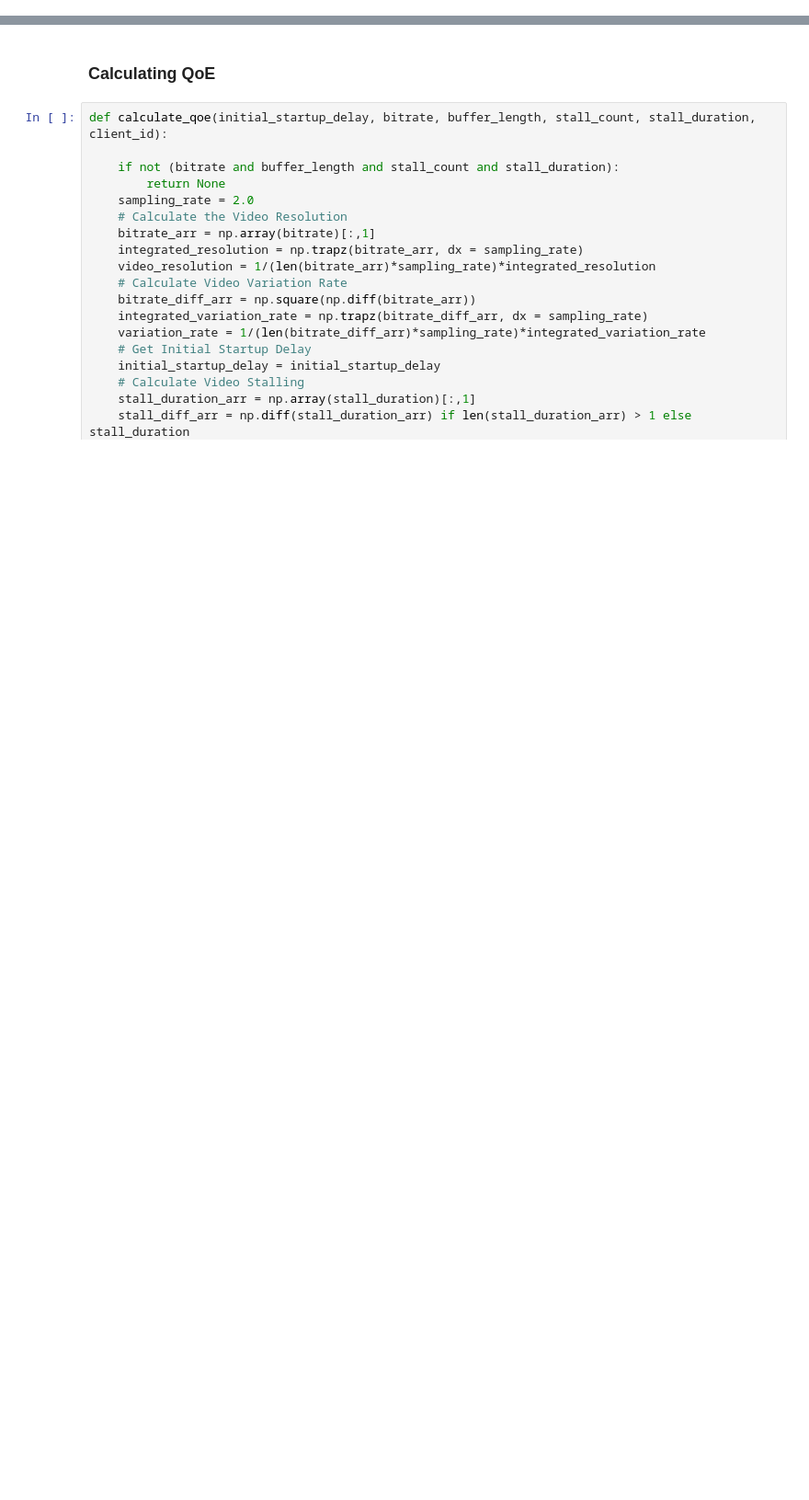
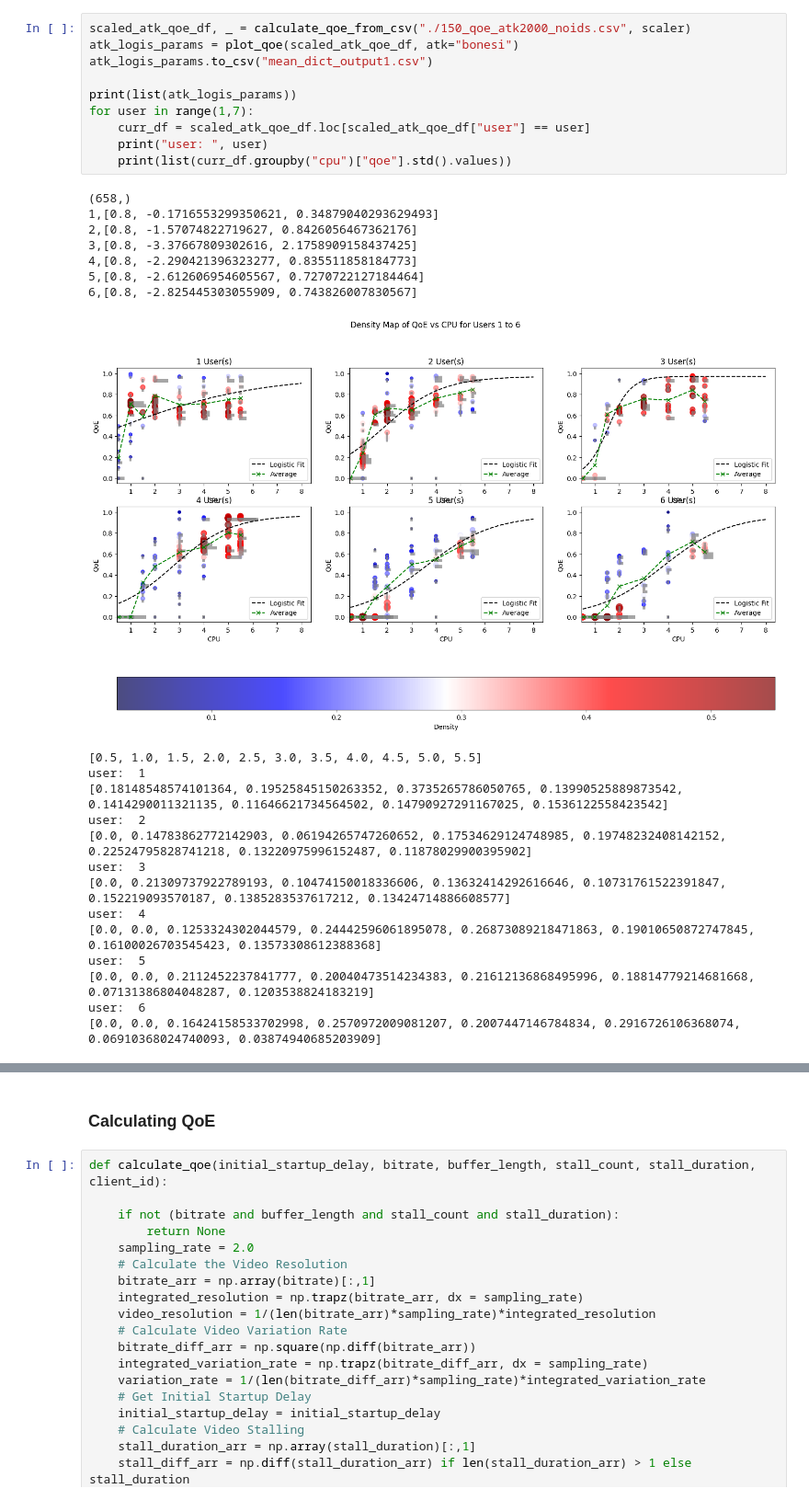
Before and after one commit to VincentSheh/edge_apps, a Jupyter notebook: user_emulator/experiment.ipynb, the cells around one changed output, grey strips where cells are left out. Shown at 92% size. Saved outputs shown, nothing was run; the diff lists cells and outputs as text; blank space fills up the shorter version.

```diff
--- a/user_emulator/experiment.ipynb
+++ b/user_emulator/experiment.ipynb
@@ -154,0 +243,32 @@ buffer_df.head(50)
+# %%
+scaled_atk_qoe_df, _ = calculate_qoe_from_csv("./150_qoe_atk2000_noids.csv", scaler)
+atk_logis_params = plot_qoe(scaled_atk_qoe_df, atk="bonesi")
+atk_logis_params.to_csv("mean_dict_output1.csv")
+
+print(list(atk_logis_params))
+for user in range(1,7):
+    curr_df = scaled_atk_qoe_df.loc[scaled_atk_qoe_df["user"] == user]
+    print("user: ", user)
+    print(list(curr_df.groupby("cpu")["qoe"].std().values))
+# %% [output]
+(658,)
+1,[0.8, -0.1716553299350621, 0.34879040293629493]
+2,[0.8, -1.57074822719627, 0.8426056467362176]
+3,[0.8, -3.37667809302616, 2.1758909158437425]
+4,[0.8, -2.290421396323277, 0.835511858184773]
+5,[0.8, -2.612606954605567, 0.7270722127184464]
+6,[0.8, -2.825445303055909, 0.743826007830567]
+[figure, added]
+[0.5, 1.0, 1.5, 2.0, 2.5, 3.0, 3.5, 4.0, 4.5, 5.0, 5.5]
+user:  1
+[0.18148548574101364, 0.19525845150263352, 0.3735265786050765, 0.13990525889873542, 0.1414290011321135, 0.11646621734564502, 0.14790927291167025, 0.1536122558423542]
+user:  2
+[0.0, 0.14783862772142903, 0.06194265747260652, 0.17534629124748985, 0.19748232408142152, 0.22524795828741218, 0.13220975996152487, 0.11878029900395902]
+user:  3
+[0.0, 0.21309737922789193, 0.10474150018336606, 0.13632414292616646, 0.10731761522391847, 0.152219093570187, 0.1385283537617212, 0.13424714886608577]
+user:  4
+[0.0, 0.0, 0.1253324302044579, 0.24442596061895078, 0.26873089218471863, 0.19010650872747845, 0.16100026703545423, 0.13573308612388368]
+user:  5
+[0.0, 0.0, 0.2112452237841777, 0.20040473514234383, 0.21612136868495996, 0.18814779214681668, 0.07131386804048287, 0.1203538824183219]
+user:  6
+[0.0, 0.0, 0.16424158533702998, 0.2570972009081207, 0.2007447146784834, 0.2916726106368074, 0.06910368024740093, 0.03874940685203909]
```
Also changed, not shown: parts of 47 cells of this notebook, 3 other files.
